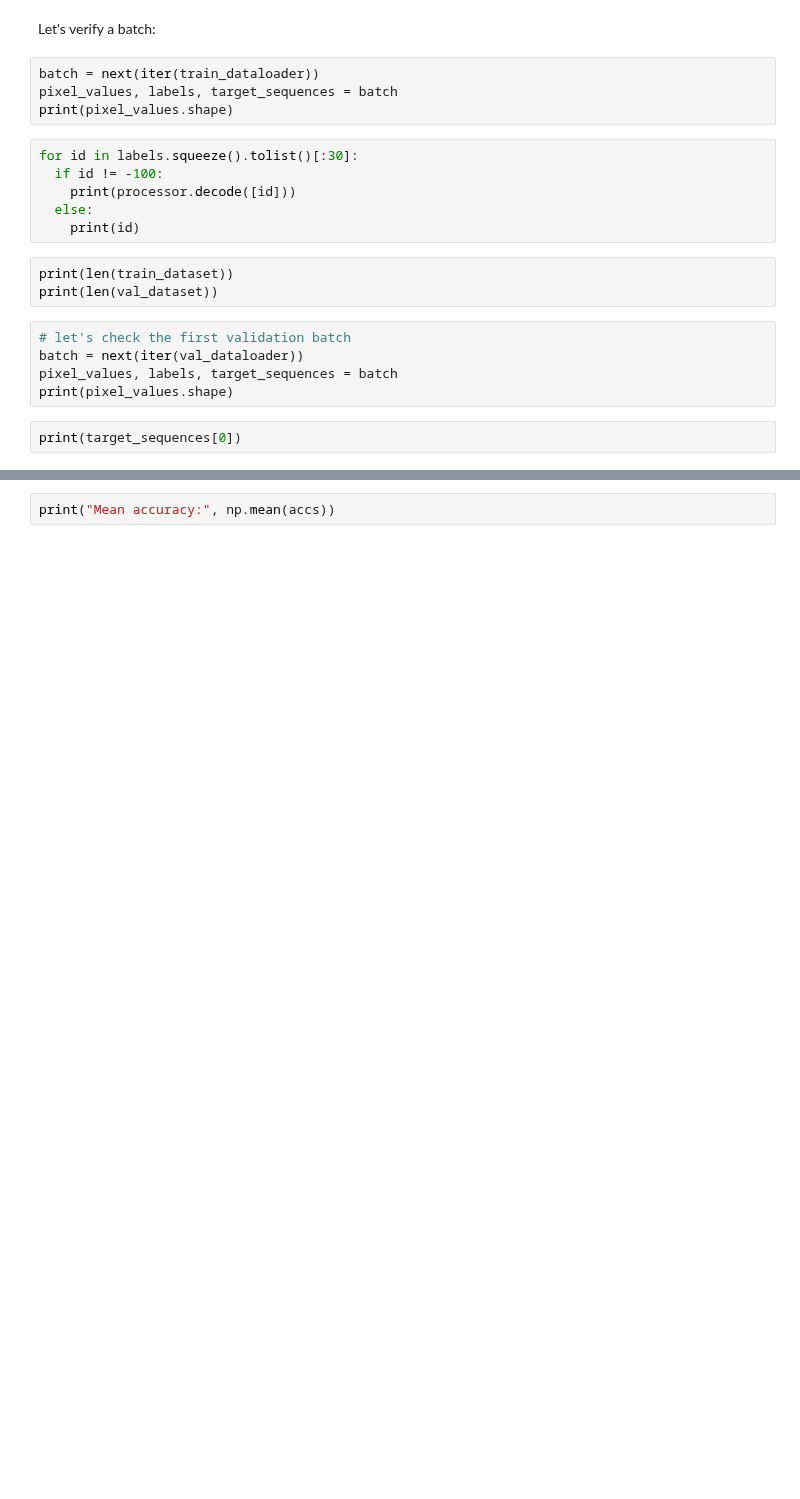
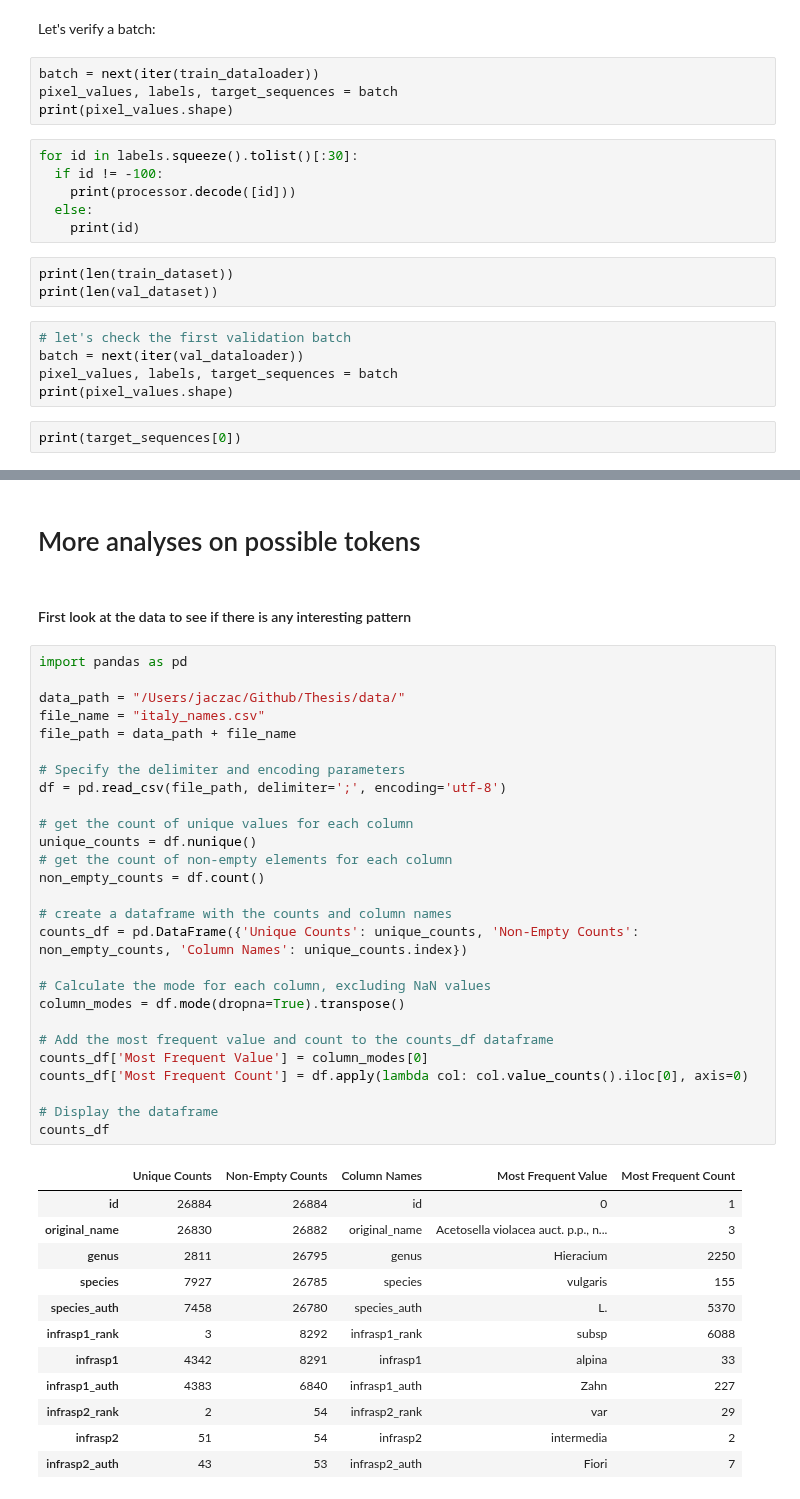
Before and after one commit to Jac-Zac/Thesis, a Jupyter notebook: Donut_notebooks/Data_Preparation.ipynb, the cells around one changed output, grey strips where cells are left out. Drawn from its saved outputs; the diff is of its cells as text; blank space fills up the shorter version.

Commit message:
more anaylises for possible new tokesn

```diff
--- a/Donut_notebooks/Data_Preparation.ipynb
+++ b/Donut_notebooks/Data_Preparation.ipynb
@@ -1016,2 +559,44 @@ print(scores, f"length : {len(accs)}")
-# %%
-print("Mean accuracy:", np.mean(accs))
+# %% [markdown]
+# More analyses on possible tokens
+# %% [markdown]
+#### First look at the data to see if there is any interesting pattern
+# %%
+import pandas as pd
+
+data_path = "/Users/jaczac/Github/Thesis/data/"
+file_name = "italy_names.csv"
+file_path = data_path + file_name
+
+# Specify the delimiter and encoding parameters
+df = pd.read_csv(file_path, delimiter=';', encoding='utf-8')
+
+# get the count of unique values for each column
+unique_counts = df.nunique()
+# get the count of non-empty elements for each column
+non_empty_counts = df.count()
+
+# create a dataframe with the counts and column names
+counts_df = pd.DataFrame({'Unique Counts': unique_counts, 'Non-Empty Counts': non_empty_counts, 'Column Names': unique_counts.index})
+
+# Calculate the mode for each column, excluding NaN values
+column_modes = df.mode(dropna=True).transpose()
+
+# Add the most frequent value and count to the counts_df dataframe
+counts_df['Most Frequent Value'] = column_modes[0]
+counts_df['Most Frequent Count'] = df.apply(lambda col: col.value_counts().iloc[0], axis=0)
+
+# Display the dataframe
+counts_df
+# %% [output]
+|  | Unique Counts | Non-Empty Counts | Column Names | Most Frequent Value | Most Frequent Count |
+| id | 26884 | 26884 | id | 0 | 1 |
+| original_name | 26830 | 26882 | original_name | Acetosella violacea auct. p.p., n... | 3 |
+| genus | 2811 | 26795 | genus | Hieracium | 2250 |
+| species | 7927 | 26785 | species | vulgaris | 155 |
+| species_auth | 7458 | 26780 | species_auth | L. | 5370 |
+| infrasp1_rank | 3 | 8292 | infrasp1_rank | subsp | 6088 |
+| infrasp1 | 4342 | 8291 | infrasp1 | alpina | 33 |
+| infrasp1_auth | 4383 | 6840 | infrasp1_auth | Zahn | 227 |
+| infrasp2_rank | 2 | 54 | infrasp2_rank | var | 29 |
+| infrasp2 | 51 | 54 | infrasp2 | intermedia | 2 |
+| infrasp2_auth | 43 | 53 | infrasp2_auth | Fiori | 7 |
```
Also changed, not shown: parts of 24 cells of this notebook, 1 other file.
